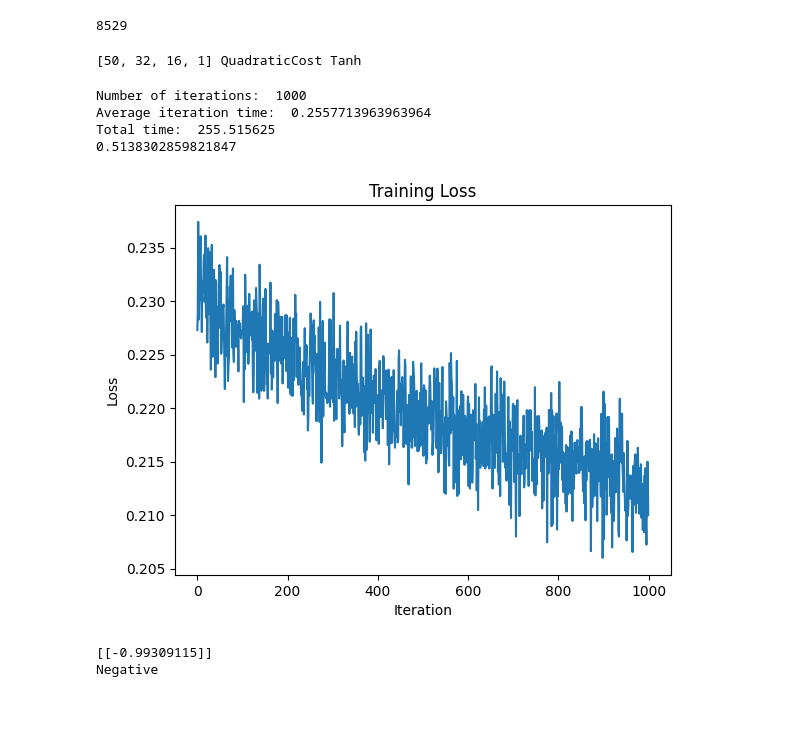
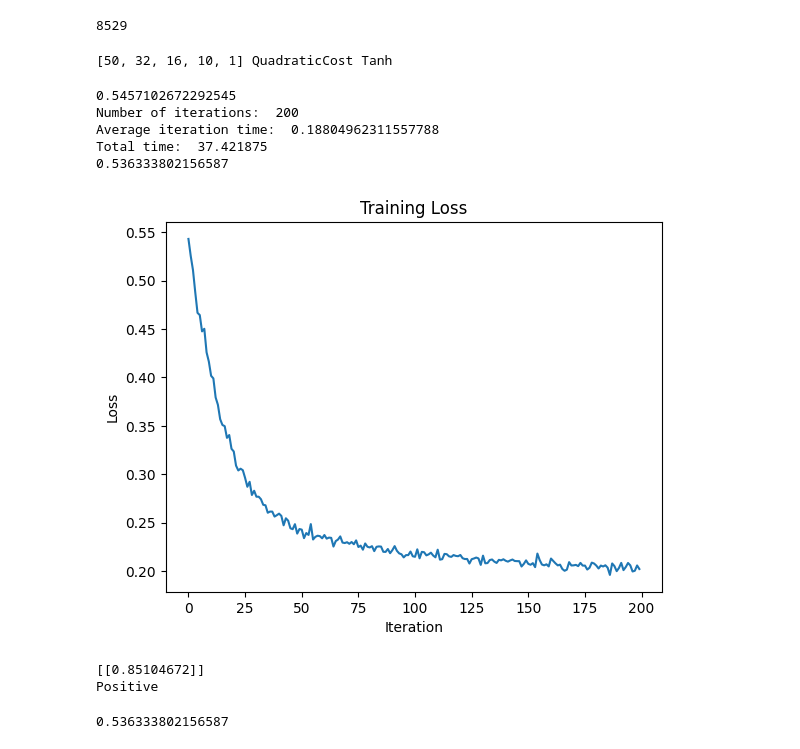
Before and after one commit to ksananth4424/ML_IISc, a Jupyter notebook: Sentiment_model/model_glove_50d.ipynb, the cells around one changed output. Saved outputs shown, nothing was run; the diff lists cells and outputs as text; code cells hidden in the pictures; blank space fills up the shorter version.

```diff
--- a/Sentiment_model/model_glove_50d.ipynb
+++ b/Sentiment_model/model_glove_50d.ipynb
@@ -163,8 +163,8 @@ class Network(object):
         f.close()
 
     def test(self, test_data, error=False):
-        # print(self.feedforward(test_data[0][0]))
-        test_results = [(1 if self.feedforward(x) > 0 else 0, y) for (x, y) in test_data]
+        # use softmax to convert the output to probabilities
+        test_results = [(1 if self.feedforward(x) > 0.5 else 0, y) for (x, y) in test_data]
         accuracy = np.mean([int(x == y) for (x, y) in test_results])
         # print("Accuracy: ", accuracy)
         # print(test_results)
@@ -260,14 +260,37 @@ glove2word2vec(glove_input_file, word2vec_output_file)
 # Load the converted vectors
 model = KeyedVectors.load_word2vec_format(word2vec_output_file, binary=False)
 # %%
+import numpy as np
+from nltk.corpus import stopwords
+from nltk.stem import WordNetLemmatizer
+import nltk
+
+# Ensure you have downloaded the necessary NLTK data
+nltk.download('stopwords')
+nltk.download('wordnet')
+
 def get_vector_of_sentence(sentence, model):
-    words = sentence.split()
+    # Initialize a lemmatizer
+    lemmatizer = WordNetLemmatizer()
+
+    # Convert sentence to lowercase and split into words
+    words = sentence.lower().split()
+
+    # Filter out stopwords
+    filtered_words = [word for word in words if word not in stopwords.words('english')]
+
     vector = np.zeros(model.vector_size)
     total_words = 0
-    for word in words:
+
+    for word in filtered_words:
+        # Lemmatize the word
+        lemmatized_word = lemmatizer.lemmatize(word)
         total_words += 1
-        if word in model.key_to_index:  # Use .key_to_index for checking if a word is in the model
-            vector += model[word]
-    if total_words:
+
+        if lemmatized_word in model.key_to_index:  # Check if the lemmatized word is in the model
+            vector += model.get_vector(lemmatized_word)
+
+    if total_words > 0:
         vector /= total_words
+
     return vector
@@ -317,12 +347,12 @@ len(training_data)
 # %%
 net = load_network()
 # %% [output]
-[50, 32, 16, 1] QuadraticCost Tanh
+[50, 32, 16, 10, 1] QuadraticCost Tanh
 # %%
 n = len(training_data)
 k = n//2
 
-initial_eta = 0.001
+initial_eta = 0.01
 decay_rate = 0.96
 decay_step = 100
 decay = 0.001
@@ -332,6 +362,7 @@ losses = []
 previous_loss = 0
 iteration_time = []
 # np.random.seed(42)
+print(net.test(test_data))
 while True:
     time1 = time.process_time()
     random_seed = random.randint(0, n)
@@ -340,41 +371,42 @@ while True:
     temp_X_train = X_train[indices]
     temp_y_train = y_train[indices]
     training_inputs = [np.reshape(x, (len(x), 1)) for x in temp_X_train]
     training_results = [np.reshape(y, (1, 1)) for y in temp_y_train]
     temp_training_data = list(zip(training_inputs, training_results))
 
     eta = initial_eta / (1 + decay * iterations)
     # eta = initial_eta * decay_rate ** (iterations / decay_step)
     net.train(temp_training_data, 1, eta)
     temp = Network.loss(net, temp_training_data)
     losses.append(temp)
     # if abs(temp - previous_loss) < 1e-7 or iterations == 8000:
     #     break
-    if(iterations == 1000):
+    if(iterations == 200):
        break
     previous_loss = temp
     iterations += 1
     time2 = time.process_time()
     iteration_time.append(time2 - time1)
 
 print("Number of iterations: ", iterations)
 print("Average iteration time: ", np.mean(iteration_time))
 print("Total time: ", np.sum(iteration_time))
 print(net.test(test_data))
 plt.figure()
 plt.plot(losses)
 plt.xlabel('Iteration')
 plt.ylabel('Loss')
 plt.title('Training Loss')
 plt.show()
 # %% [output]
-Number of iterations:  1000
-Average iteration time:  0.2557713963963964
-Total time:  255.515625
-0.5138302859821847
+0.5457102672292545
+Number of iterations:  200
+Average iteration time:  0.18804962311557788
+Total time:  37.421875
+0.536333802156587
-[figure, old version]
+[figure, new version]
 # %%
-temp = get_vector_of_sentence("satisfied", model)
+temp = get_vector_of_sentence("The movie was bad", model)
 temp = np.reshape(temp, (len(temp), 1))
 prediction = net.feedforward(temp)
 print(prediction)
@@ -383,5 +415,9 @@ if prediction >= 0:
 else:
     print("Negative")
 # %% [output]
-[[-0.99309115]]
-Negative
+[[0.85104672]]
+Positive
+# %%
+net.test(test_data)
+# %% [output]
+0.536333802156587
```
Also changed, not shown: parts of 2 cells of this notebook, 5 other files.
